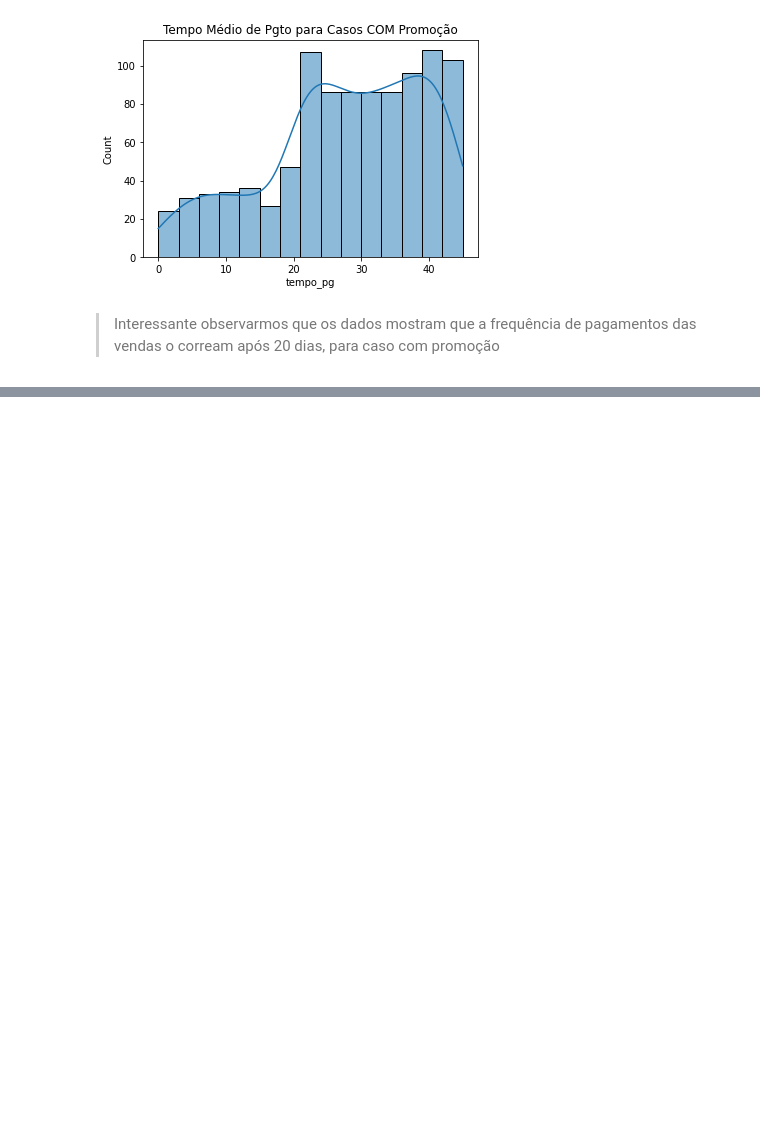
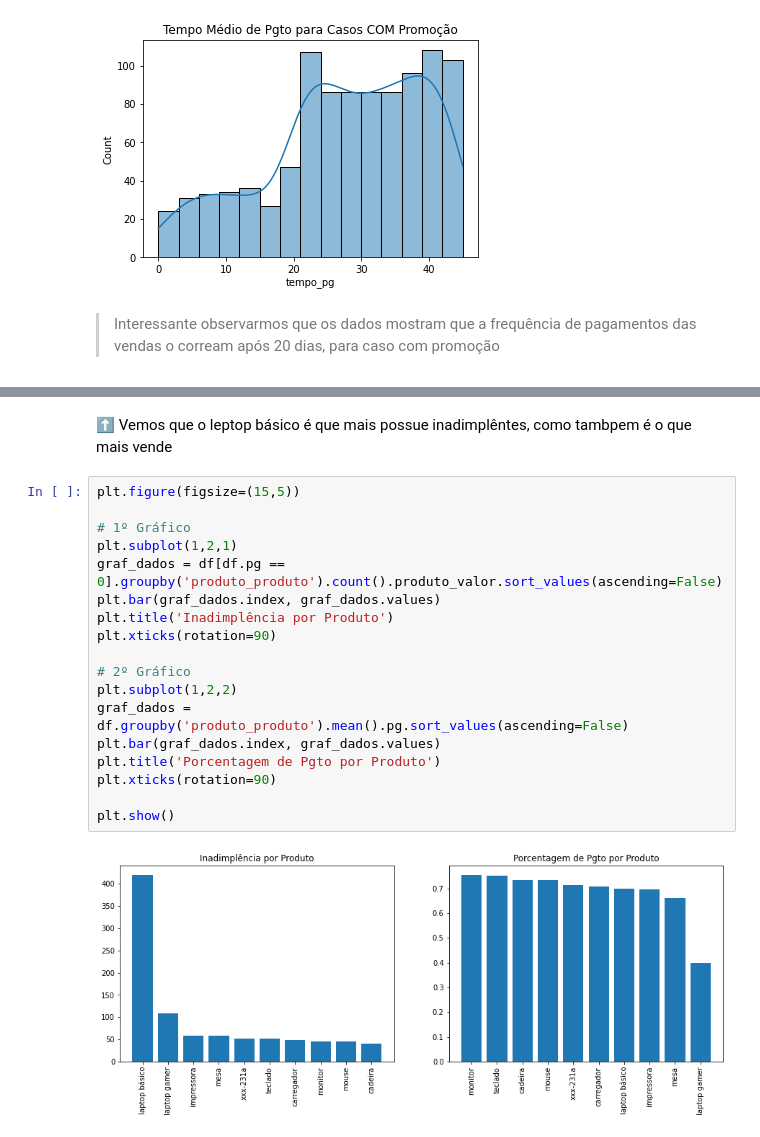
Before and after one commit to ninowwwup/Data_analysis_with_ML., a Jupyter notebook: Case_de_Estudos_Udemy.ipynb, the cells around one changed output, grey strips where cells are left out. Cells and saved outputs as stored; diff of their text form; blank space fills up the shorter version.

```diff
--- a/Case_de_Estudos_Udemy.ipynb
+++ b/Case_de_Estudos_Udemy.ipynb
@@ -1757,0 +1865,22 @@ plt.show()
+# %% [markdown]
+⬆️ Vemos que o leptop básico é que mais possue inadimplêntes, como tambpem é o que mais vende
+# %%
+plt.figure(figsize=(15,5))
+
+# 1º Gráfico
+plt.subplot(1,2,1)
+graf_dados = df[df.pg == 0].groupby('produto_produto').count().produto_valor.sort_values(ascending=False)
+plt.bar(graf_dados.index, graf_dados.values)
+plt.title('Inadimplência por Produto')
+plt.xticks(rotation=90)
+
+# 2º Gráfico
+plt.subplot(1,2,2)
+graf_dados = df.groupby('produto_produto').mean().pg.sort_values(ascending=False)
+plt.bar(graf_dados.index, graf_dados.values)
+plt.title('Porcentagem de Pgto por Produto')
+plt.xticks(rotation=90)
+
+plt.show()
+# %% [output]
+[figure, added]
```
Also changed, not shown: parts of 68 cells of this notebook.
